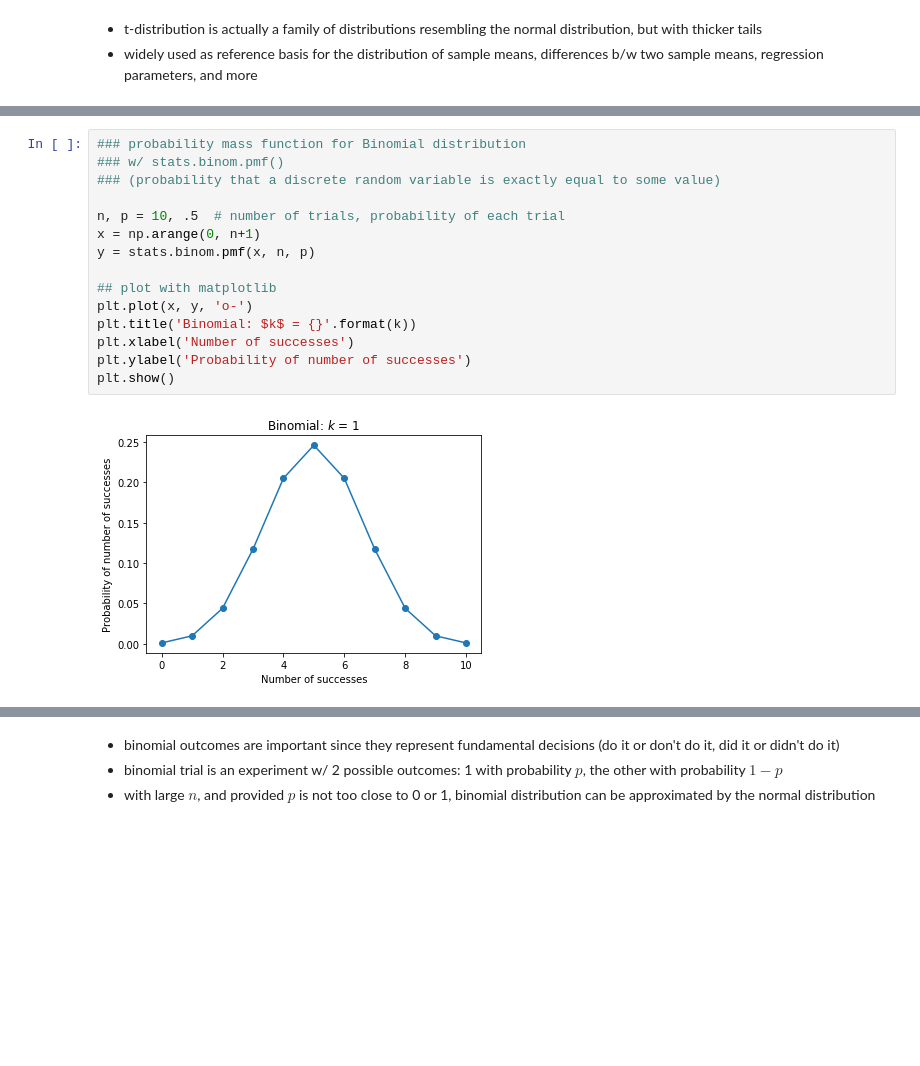
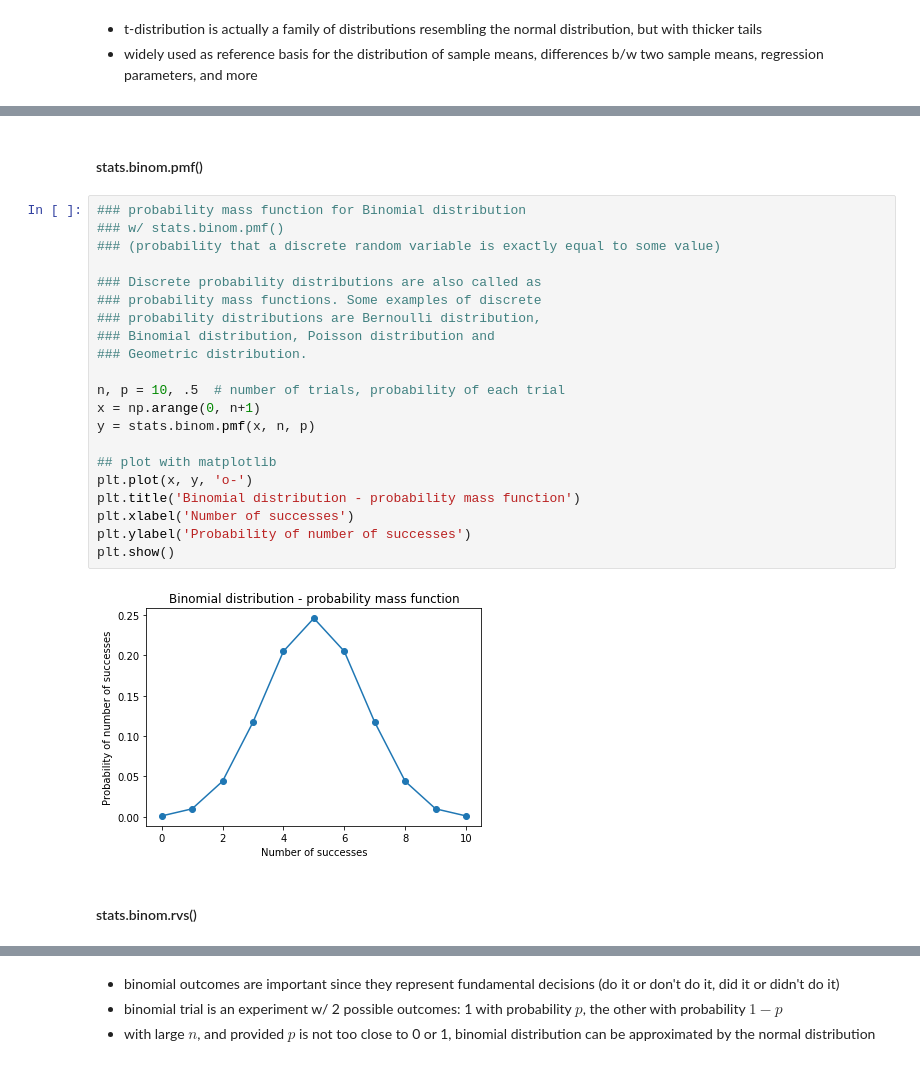
Before and after one commit to andrewmontes87/practical_statistics_py, a Jupyter notebook: notebooks/02 - Data and sampling distributions.ipynb, the cells around one changed output, grey strips where cells are left out. Drawn from its saved outputs; the diff is of its cells as text; blank space fills up the shorter version.

```diff
--- a/notebooks/02 - Data and sampling distributions.ipynb
+++ b/notebooks/02 - Data and sampling distributions.ipynb
@@ -570,20 +609,30 @@ Sd 1.58806358372
+# %% [markdown]
+#### stats.binom.pmf()
 # %%
 ### probability mass function for Binomial distribution
 ### w/ stats.binom.pmf()
 ### (probability that a discrete random variable is exactly equal to some value)
+
+### Discrete probability distributions are also called as
+### probability mass functions. Some examples of discrete
+### probability distributions are Bernoulli distribution,
+### Binomial distribution, Poisson distribution and
+### Geometric distribution.
 
 n, p = 10, .5  # number of trials, probability of each trial
 x = np.arange(0, n+1)
 y = stats.binom.pmf(x, n, p)
 
 ## plot with matplotlib
 plt.plot(x, y, 'o-')
-plt.title('Binomial: $k$ = {}'.format(k))
+plt.title('Binomial distribution - probability mass function')
 plt.xlabel('Number of successes')
 plt.ylabel('Probability of number of successes')
 plt.show()
 # %% [output]
-[figure, old version]
+[figure, new version]
+# %% [markdown]
+#### stats.binom.rvs()
 # %%
 ### simulating random variables from a Binomial distribution
 ### w/ stats.binom.rvs()
```
Also changed, not shown: parts of 66 cells of this notebook, 2 other files.
